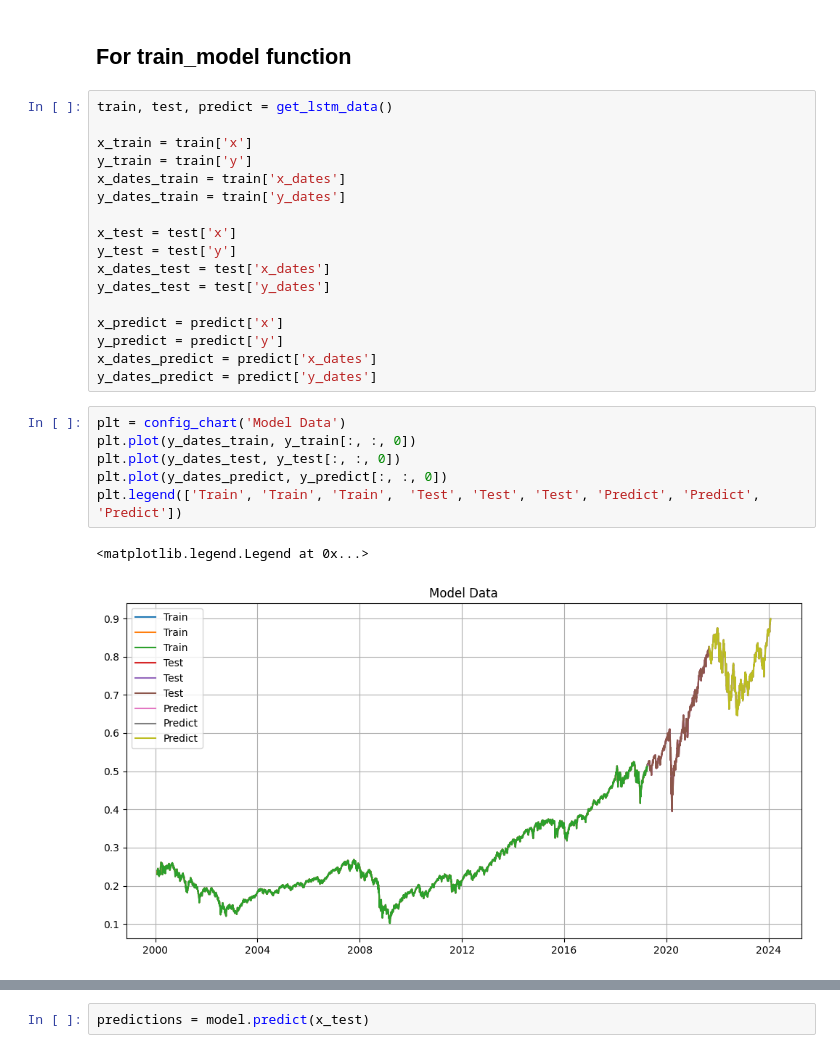
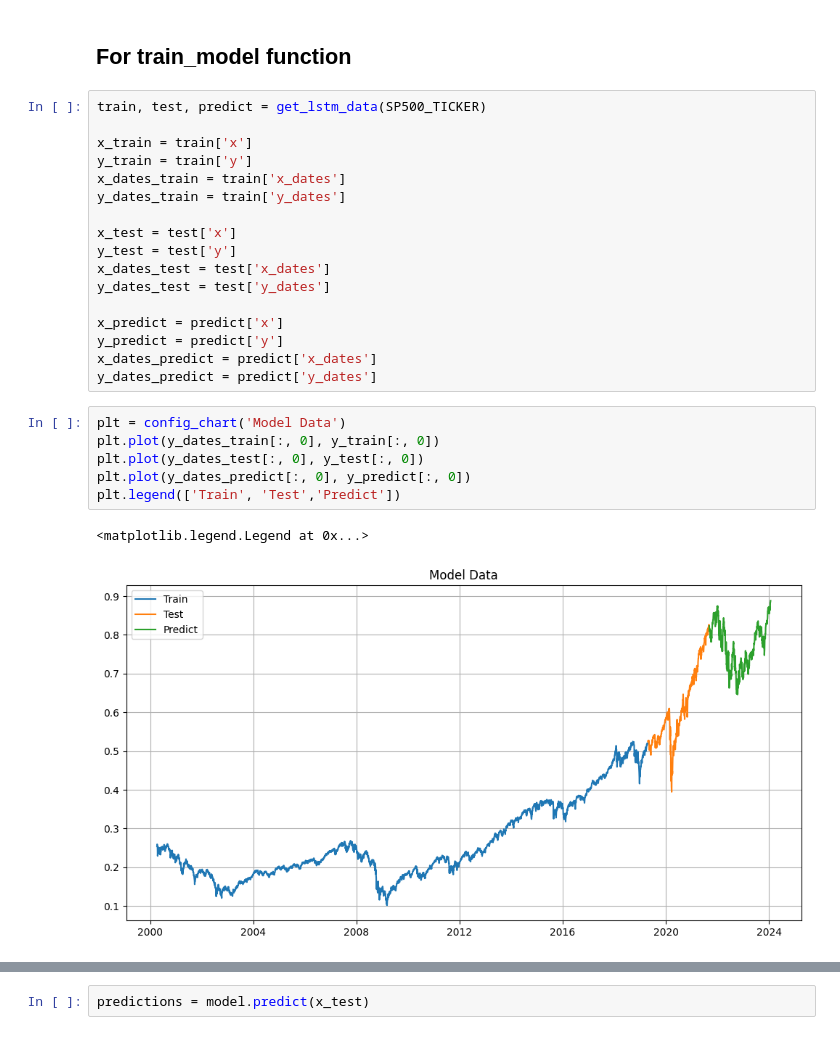
Before and after one commit to BoykoPetevBoev/Stock-Market-Prediction, a Jupyter notebook: src/models/lstm_v2/lstm_model.ipynb, the cells around one changed output, grey strips where cells are left out. Saved outputs shown, nothing was run; the diff lists cells and outputs as text.

```diff
--- a/src/models/lstm_v2/lstm_model.ipynb
+++ b/src/models/lstm_v2/lstm_model.ipynb
@@ -39,7 +40,7 @@ _________________________________________________________________
 # %% [markdown]
 ## For **train_model** function
 # %%
-train, test, predict = get_lstm_data()
+train, test, predict = get_lstm_data(SP500_TICKER)
 
 x_train = train['x']
 y_train = train['y']
@@ -57,13 +58,13 @@ x_dates_predict = predict['x_dates']
 y_dates_predict = predict['y_dates']
 # %%
 plt = config_chart('Model Data')
-plt.plot(y_dates_train, y_train[:, :, 0])
-plt.plot(y_dates_test, y_test[:, :, 0])
-plt.plot(y_dates_predict, y_predict[:, :, 0])
-plt.legend(['Train', 'Train', 'Train',  'Test', 'Test', 'Test', 'Predict', 'Predict', 'Predict'])
+plt.plot(y_dates_train[:, 0], y_train[:, 0])
+plt.plot(y_dates_test[:, 0], y_test[:, 0])
+plt.plot(y_dates_predict[:, 0], y_predict[:, 0])
+plt.legend(['Train', 'Test','Predict'])
 # %% [output]
 <matplotlib.legend.Legend at 0x...>
-[figure, old version]
+[figure, new version]
 # %%
 model, fit_result, evaluate_result = train_model(x_train, x_test, y_train, y_test)
 # %% [output]
```
Also changed, not shown: parts of 19 cells of this notebook, 23 other files.
